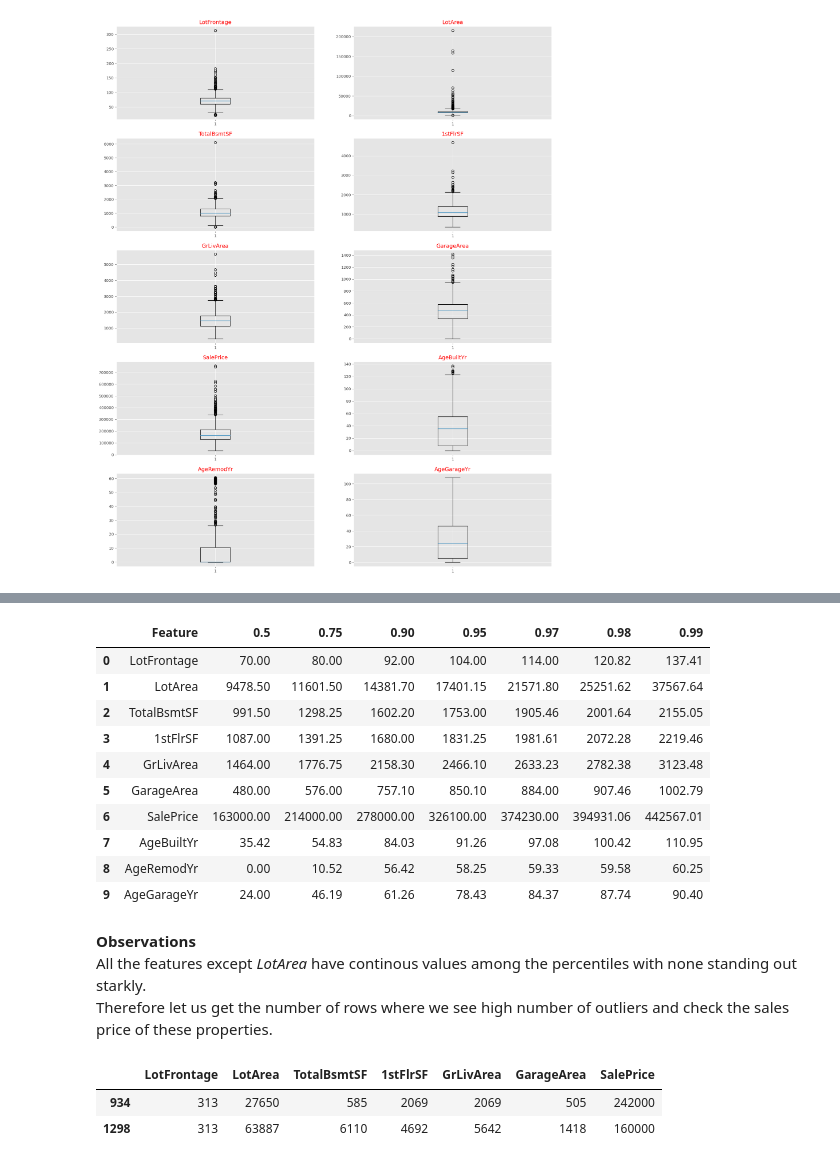
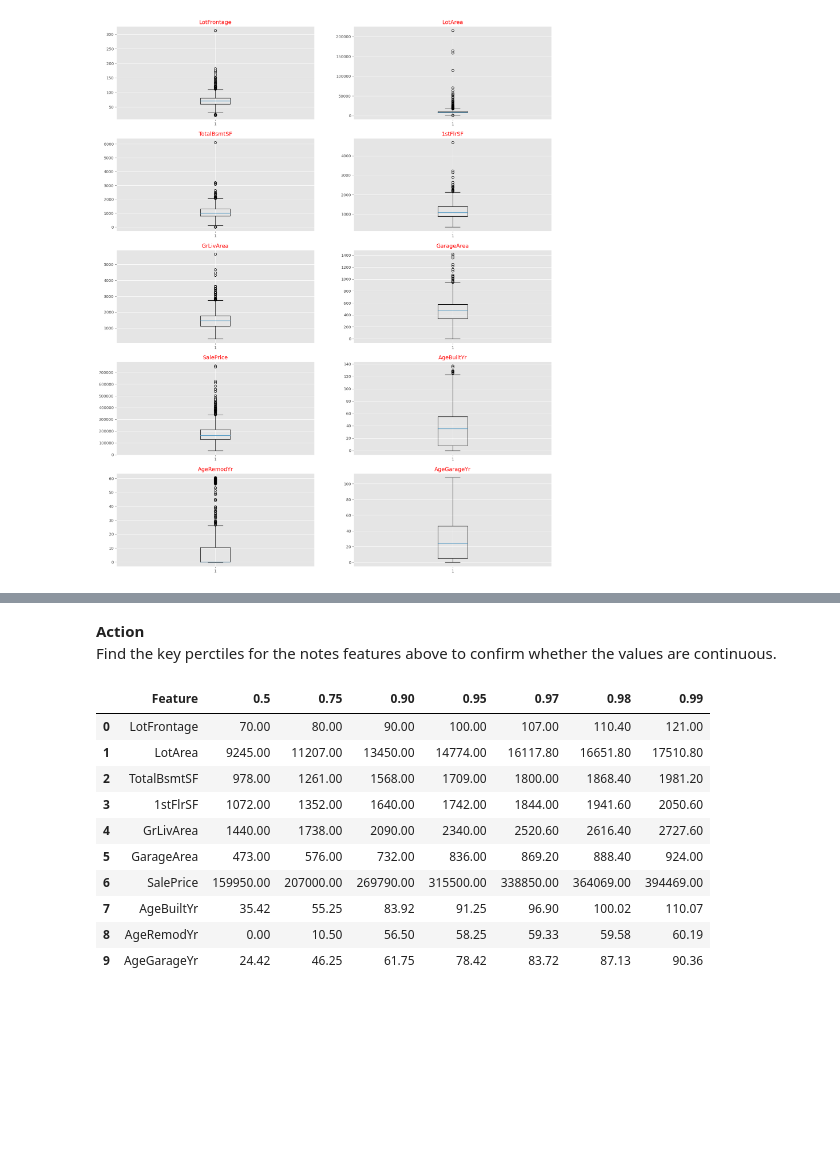
Before and after one commit to andrea-naz7/Sunrise_Housing_CaseStudy, a Jupyter notebook: Sunrise_Housing_Andrea.ipynb, the cells around one changed output, grey strips where cells are left out. Saved outputs shown, nothing was run; the diff lists cells and outputs as text; code cells hidden in the pictures; blank space fills up the shorter version.

```diff
--- a/Sunrise_Housing_Andrea.ipynb
+++ b/Sunrise_Housing_Andrea.ipynb
@@ -109,3 +107,7 @@ inp0.drop(col_drop, axis=1, inplace=True)
+# %%
+#categorical features containing high number of None; other categorical features have the same value as NA
+col_drop.extend([i for i in inp0.select_dtypes(include='object').columns if (inp0[i] == 'None').sum()>0])
+inp0.drop(col_drop, axis=1, inplace=True)
 # %%
 inp0.info()
 # %% [output]
@@ -361,3 +414,0 @@ Assumption made is that all category values must match the ones in the data dict
-# %%
-inp1['Neighborhood'] = inp1['Neighborhood'].apply(lambda x : x.replace('NAmes','Names'))
-inp1['Neighborhood'].value_counts()
@@ -428,0 +494,15 @@ Further find observations which satisfy the conditions to determine whether to d
+# %%
+#copy into new data set; since not all conditions will satisfy the criteria to remove outliers, each feature has been
+#tackled separately
+
+inp2 = inp1.copy()
+
+inp2 = inp2[inp2['LotFrontage']<140]
+inp2 = inp2[inp2['LotArea']<20000]
+inp2 = inp2[inp2['TotalBsmtSF']<2300]
+inp2 = inp2[inp2['1stFlrSF']<2300]
+inp2 = inp2[inp2['GrLivArea']<3200]
+inp2 = inp2[inp2['GarageArea']<1100]
+inp2 = inp2[inp2['SalePrice']<500000]
+
+inp2.shape
@@ -428,0 +515,11 @@ Further find observations which satisfy the conditions to determine whether to d
+# %%
+#plot the boxplots to determine if removing outliers makes the plots look good
+plt.figure(figsize=(20,25))
+p=1
+for i in x_list:
+    plt.subplot(5,2,p)
+    plt.boxplot(inp2[str(i)])
+    plt.title(str(i),fontdict={'fontsize':14,'fontweight':5,'color':'Blue'})
+    p += 1
+
+plt.show()
@@ -429,37 +533,29 @@ Further find observations which satisfy the conditions to determine whether to d
+# %% [markdown]
+**Action**<br>
+Find the key perctiles for the notes features above to confirm whether the values are continuous.
 # %%
 #create dataframe based on percentiles to further check for outliers
 y_list=[]
 z_list=[]
 q_list=[0.5, 0.75,0.90, 0.95, 0.97,0.98, 0.99]
 for i in x_list:
     z_list=[]
     z_list.append(str(i))
     for j in q_list:
-        z_list.append(round(inp1[str(i)].quantile(j),2))
+        z_list.append(round(inp2[str(i)].quantile(j),2))
     y_list.append(z_list)
 
 y_df = pd.DataFrame(y_list,columns=['Feature','0.5','0.75','0.90','0.95','0.97','0.98','0.99'])
 y_df
 # %% [output]
 |  | Feature | 0.5 | 0.75 | 0.90 | 0.95 | 0.97 | 0.98 | 0.99 |
-| 0 | LotFrontage | 70.00 | 80.00 | 92.00 | 104.00 | 114.00 | 120.82 | 137.41 |
-| 1 | LotArea | 9478.50 | 11601.50 | 14381.70 | 17401.15 | 21571.80 | 25251.62 | 37567.64 |
-| 2 | TotalBsmtSF | 991.50 | 1298.25 | 1602.20 | 1753.00 | 1905.46 | 2001.64 | 2155.05 |
-| 3 | 1stFlrSF | 1087.00 | 1391.25 | 1680.00 | 1831.25 | 1981.61 | 2072.28 | 2219.46 |
-| 4 | GrLivArea | 1464.00 | 1776.75 | 2158.30 | 2466.10 | 2633.23 | 2782.38 | 3123.48 |
-| 5 | GarageArea | 480.00 | 576.00 | 757.10 | 850.10 | 884.00 | 907.46 | 1002.79 |
-| 6 | SalePrice | 163000.00 | 214000.00 | 278000.00 | 326100.00 | 374230.00 | 394931.06 | 442567.01 |
-| 7 | AgeBuiltYr | 35.42 | 54.83 | 84.03 | 91.26 | 97.08 | 100.42 | 110.95 |
-| 8 | AgeRemodYr | 0.00 | 10.52 | 56.42 | 58.25 | 59.33 | 59.58 | 60.25 |
-| 9 | AgeGarageYr | 24.00 | 46.19 | 61.26 | 78.43 | 84.37 | 87.74 | 90.40 |
+| 0 | LotFrontage | 70.00 | 80.00 | 90.00 | 100.00 | 107.00 | 110.40 | 121.00 |
+| 1 | LotArea | 9245.00 | 11207.00 | 13450.00 | 14774.00 | 16117.80 | 16651.80 | 17510.80 |
+| 2 | TotalBsmtSF | 978.00 | 1261.00 | 1568.00 | 1709.00 | 1800.00 | 1868.40 | 1981.20 |
+| 3 | 1stFlrSF | 1072.00 | 1352.00 | 1640.00 | 1742.00 | 1844.00 | 1941.60 | 2050.60 |
+| 4 | GrLivArea | 1440.00 | 1738.00 | 2090.00 | 2340.00 | 2520.60 | 2616.40 | 2727.60 |
+| 5 | GarageArea | 473.00 | 576.00 | 732.00 | 836.00 | 869.20 | 888.40 | 924.00 |
+| 6 | SalePrice | 159950.00 | 207000.00 | 269790.00 | 315500.00 | 338850.00 | 364069.00 | 394469.00 |
+| 7 | AgeBuiltYr | 35.42 | 55.25 | 83.92 | 91.25 | 96.90 | 100.02 | 110.07 |
+| 8 | AgeRemodYr | 0.00 | 10.50 | 56.50 | 58.25 | 59.33 | 59.58 | 60.19 |
+| 9 | AgeGarageYr | 24.42 | 46.25 | 61.75 | 78.42 | 83.72 | 87.13 | 90.36 |
-# %% [markdown]
-**Observations**<br>
-All the features except *LotArea* have continous values among the percentiles with none standing out starkly. <Br>
-Therefore let us get the number of rows where we see high number of outliers and check the sales price of these properties.
-# %%
-#find the sales price of property whose lot frontage are within the outliers
-inp1[['LotFrontage','LotArea','TotalBsmtSF','1stFlrSF','GrLivArea','GarageArea','SalePrice']][(inp1['LotFrontage']>200)]
-# %% [output]
-|  | LotFrontage | LotArea | TotalBsmtSF | 1stFlrSF | GrLivArea | GarageArea | SalePrice |
-| 934 | 313 | 27650 | 585 | 2069 | 2069 | 505 | 242000 |
-| 1298 | 313 | 63887 | 6110 | 4692 | 5642 | 1418 | 160000 |
```
Also changed, not shown: parts of 58 cells of this notebook.
